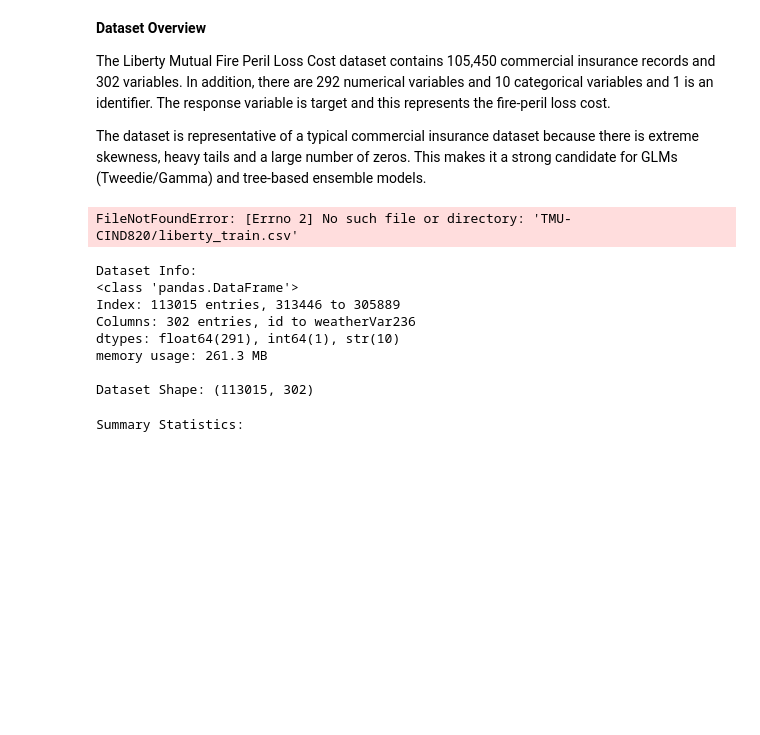
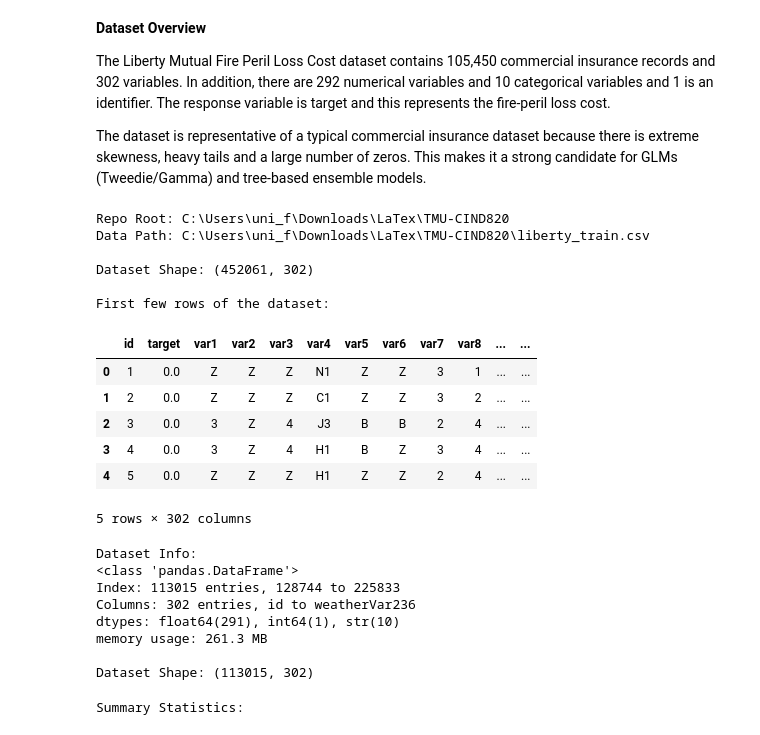
Before and after one commit to uni-Deb7943/TMU-CIND820, a Jupyter notebook: Allen_Debra_InitialResults.ipynb, the cells around one changed output. Cells and saved outputs as stored; diff of their text form; code cells hidden in the pictures; blank space fills up the shorter version.

```diff
--- a/Allen_Debra_InitialResults.ipynb
+++ b/Allen_Debra_InitialResults.ipynb
@@ -20,21 +21,48 @@ import os
-# %%
-# ======================================================
-# Descriptive Statistics
-# ======================================================
-
-# Load the dataset
-DATA_URL = "liberty_train.csv"  # or use absolute path if needed
-#DATA_URL = "c:/Users/uni_f/Downloads/LaTex/TMU-CIND820/liberty_train.csv"
-data = pd.read_csv(DATA_URL, low_memory=False)
-
-# Display the shape of the dataset
-print("Dataset Shape:", data.shape)
-
-# Display the first few rows of the dataset
-print("\nFirst few rows of the dataset:")
-data.head()
-# %% [output]
-FileNotFoundError: [Errno 2] No such file or directory: 'TMU-CIND820/liberty_train.csv'
+# %%
+# ======================================================
+# Descriptive Statistics
+# ======================================================
+
+def find_repo_root(start: Path | None = None) -> Path:
+    """Find the root of the git repository."""
+    if start is None:
+        start = Path.cwd()
+    start = start.resolve()
+
+    markers = [".git", "pyproject.toml", "requirements.txt"]
+    for p in [start, *start.parents]:
+        if any((p / m).exists() for m in markers):
+            return p
+    raise FileNotFoundError("Could not find repo root. Run notebook from inside the repo.")
+
+REPO_ROOT = find_repo_root()
+DATA_PATH = REPO_ROOT /"liberty_train.csv"
+print("Repo Root:", REPO_ROOT)
+print("Data Path:", DATA_PATH)
+
+# Read the dataset
+data = pd.read_csv(DATA_PATH, low_memory=False)
+
+# Display the shape of the dataset
+print("\nDataset Shape:", data.shape)
+
+# Display the first few rows of the dataset
+print("\nFirst few rows of the dataset:")
+data.head()
+# %% [output]
+Repo Root: C:\Users\uni_f\Downloads\LaTex\TMU-CIND820
+Data Path: C:\Users\uni_f\Downloads\LaTex\TMU-CIND820\liberty_train.csv
+
+Dataset Shape: (452061, 302)
+
+First few rows of the dataset:
+|  | id | target | var1 | var2 | var3 | var4 | var5 | var6 | var7 | var8 | ... | ... |
+| 0 | 1 | 0.0 | Z | Z | Z | N1 | Z | Z | 3 | 1 | ... | ... |
+| 1 | 2 | 0.0 | Z | Z | Z | C1 | Z | Z | 3 | 2 | ... | ... |
+| 2 | 3 | 0.0 | 3 | Z | 4 | J3 | B | B | 2 | 4 | ... | ... |
+| 3 | 4 | 0.0 | 3 | Z | 4 | H1 | B | Z | 3 | 4 | ... | ... |
+| 4 | 5 | 0.0 | Z | Z | Z | H1 | Z | Z | 2 | 4 | ... | ... |
+5 rows × 302 columns
 # %%
 # Reduce the size of the Train dataset to 25 % as the memory is being fully exhausted
 # The rows are selected randomly
@@ -50,7 +78,7 @@ print("\nDataset Shape:", train.shape)
 # %% [output]
 Dataset Info:
 <class 'pandas.DataFrame'>
-Index: 113015 entries, 313446 to 305889
+Index: 113015 entries, 128744 to 225833
 Columns: 302 entries, id to weatherVar236
 dtypes: float64(291), int64(1), str(10)
 memory usage: 261.3 MB
```
Also changed, not shown: parts of 1 cell of this notebook.
